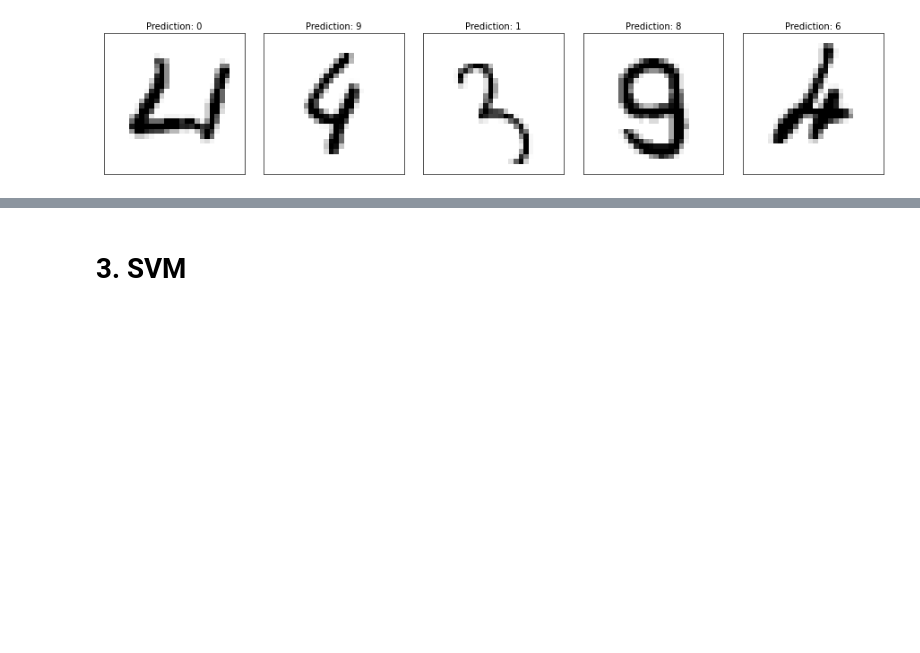
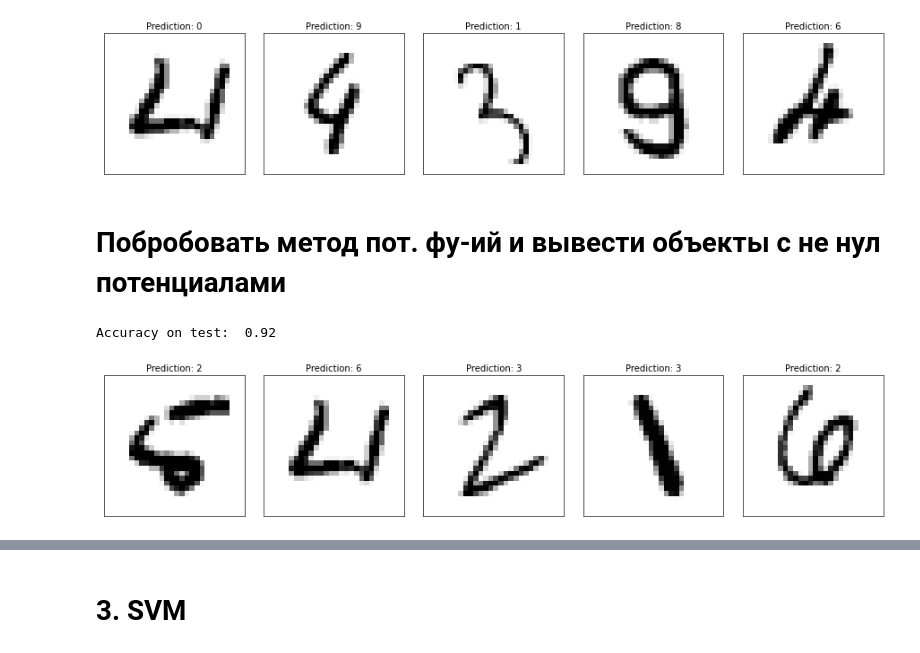
Before and after one commit to goglom/ML, a Jupyter notebook: Problem_3/main.ipynb, the cells around one changed output, grey strips where cells are left out. Drawn from its saved outputs; the diff is of its cells as text; code cells hidden in the pictures; blank space fills up the shorter version.

```diff
--- a/Problem_3/main.ipynb
+++ b/Problem_3/main.ipynb
@@ -68,3 +128,14 @@ print(knn.best_params_)
 Accuracy on test:  0.9688
 {'n_neighbors': 5}
 [figure]
+# %% [markdown]
+# Побробовать метод пот. фу-ий и вывести объекты с не нул потенциалами
+# %%
+n_train_samples = x_train.shape[0]
+new_n = int(n_train_samples * 0.5)
+x_train_s = x_train[:new_n, ...]
+y_train_s = y_train[:new_n, ...]
+
+pot_cls = PotentialFunctionClassifier(2)
+pot_cls.fit(x_train_s, y_train_s)
+pot_cls.reduce()
@@ -70,0 +144,14 @@ Accuracy on test:  0.9688
+# %%
+n_test_samples = x_test.shape[0]
+new_n = n_test_samples // 100
+x_test_s = x_test[:new_n, ...]
+y_test_s = y_test[:new_n, ...]
+
+y_pred_pot = pot_cls.predict(x_test_s)
+# %%
+print("Accuracy on test: ", accuracy_score(y_pred_pot, y_test_s))
+xs, ys = get_wrong_pred(y_pred_pot, y_test_s, x_test_s)
+show_data(xs, ys, dpi=60)
+# %% [output]
+Accuracy on test:  0.92
+[figure, added]
```
Also changed, not shown: parts of 20 cells of this notebook, 5 other files.
